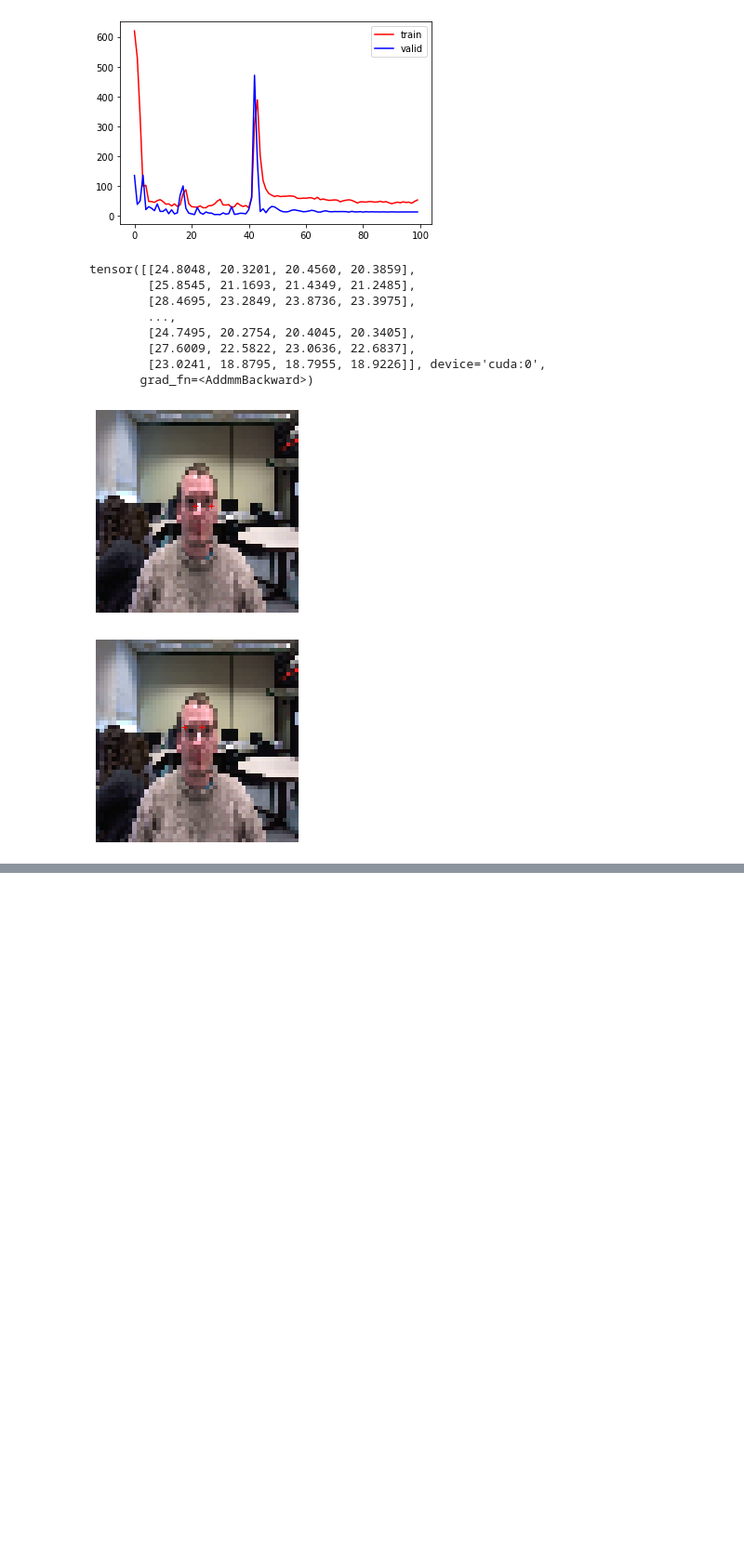
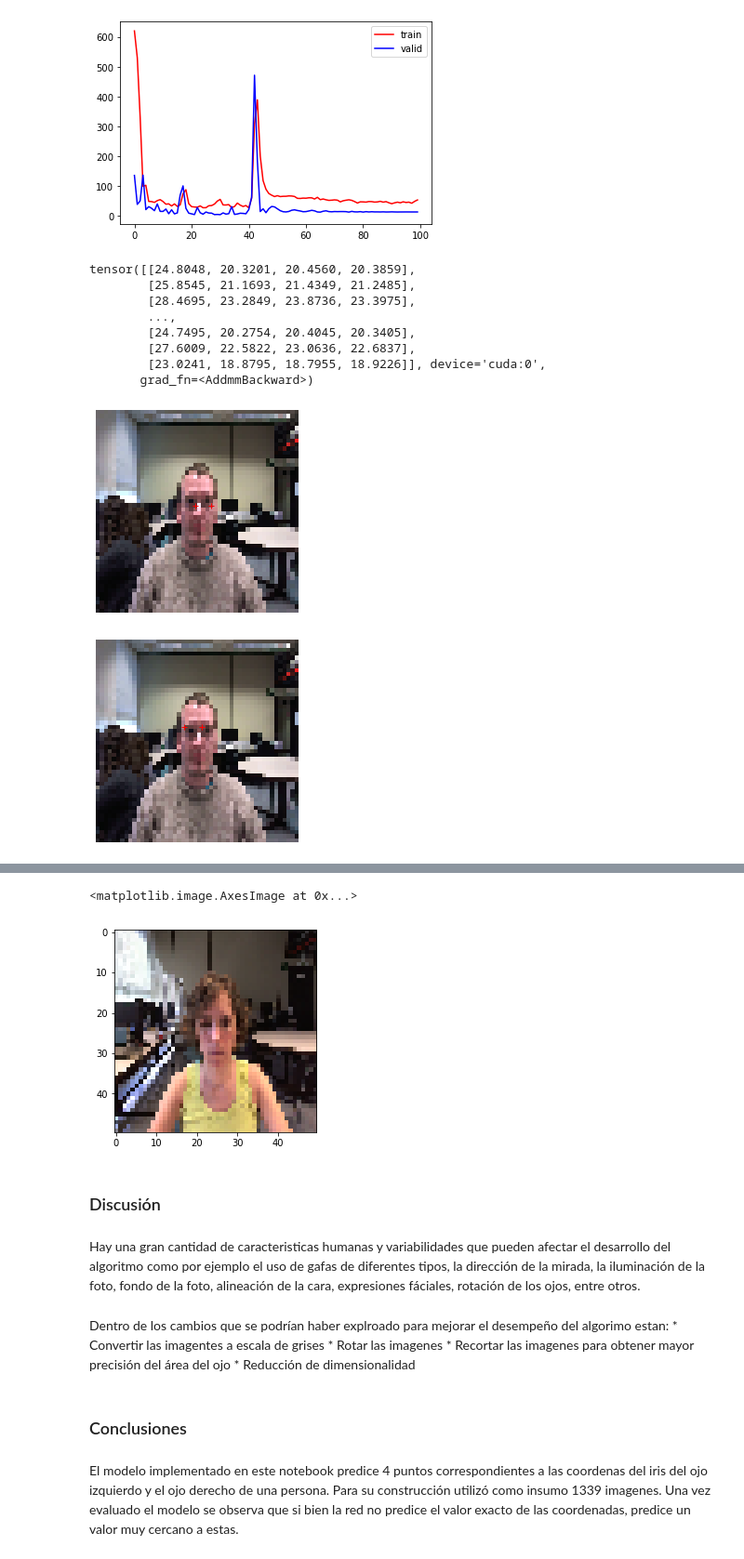
Before and after one commit to gsarmientod/MLP_OJOS, a Jupyter notebook: Donde estan los ojos.ipynb, the cells around one changed output, grey strips where cells are left out. Shown at 93% size. Drawn from its saved outputs; the diff is of its cells as text; code cells hidden in the pictures; blank space fills up the shorter version.

```diff
--- a/Donde estan los ojos.ipynb
+++ b/Donde estan los ojos.ipynb
@@ -348,0 +426,20 @@ torch.save(model.state_dict(), "model_MLP_eyes.pth")
+# %%
+plt.imshow(resize(im).permute(1,2,0))
+#plot_person(im_r, ypred)
+# %% [output]
+<matplotlib.image.AxesImage at 0x...>
+[figure, added]
+# %% [markdown]
+### Discusión
+# %% [markdown]
+Hay una gran cantidad de caracteristicas humanas y variabilidades que pueden afectar el desarrollo del algoritmo como por ejemplo el uso de gafas de diferentes tipos, la dirección de la mirada, la iluminación de la foto, fondo de la foto, alineación de la cara, expresiones fáciales, rotación de los ojos, entre otros.
+# %% [markdown]
+Dentro de los cambios que se podrían haber explroado para mejorar el desempeño del algorimo estan:
+    * Convertir las imagentes a escala de grises
+    * Rotar las imagenes
+    * Recortar las imagenes para obtener mayor precisión del área del ojo
+    * Reducción de dimensionalidad
+# %% [markdown]
+### Conclusiones
+# %% [markdown]
+El modelo implementado en este notebook predice 4 puntos correspondientes a las coordenas del iris del ojo izquierdo y el ojo derecho de una persona. Para su construcción utilizó como insumo 1339 imagenes. Una vez evaluado el modelo se observa que si bien la red no predice el valor exacto de las coordenadas, predice un valor muy cercano a estas.
```
Also changed, not shown: parts of 45 cells of this notebook.
